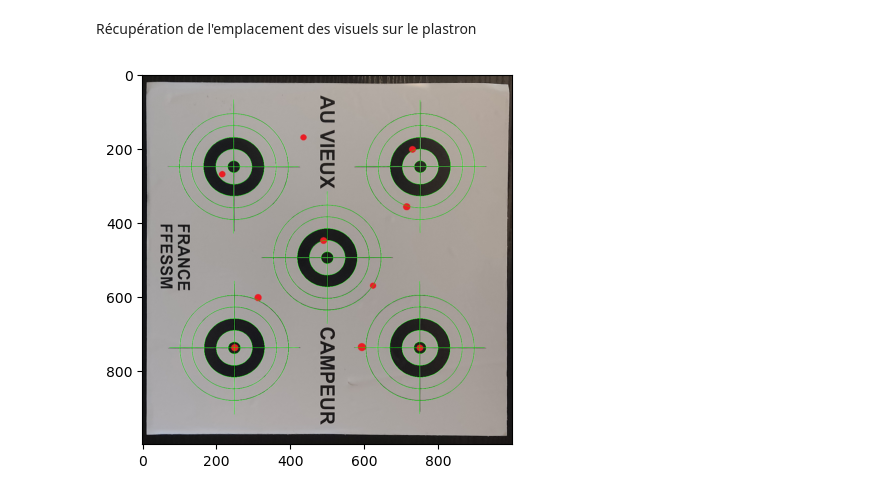
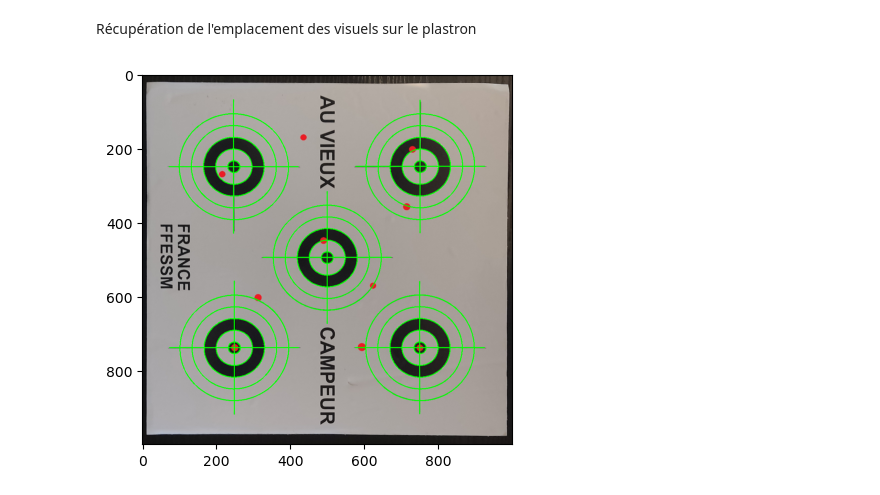
Before and after one commit to subvision-soft/documentation, a Jupyter notebook: algorithm-demo.ipynb, the cells around one changed output. Cells and saved outputs as stored; diff of their text form; code cells hidden in the pictures.

```diff
--- a/algorithm-demo.ipynb
+++ b/algorithm-demo.ipynb
@@ -392,38 +392,41 @@ def target_coordinates_to_sheet_coordinates(ellipsis: dict):
             new_ellipsis[key] = (
             (value[0][0] + PICTURE_SIZE_SHEET_DETECTION // 4, value[0][1] + PICTURE_SIZE_SHEET_DETECTION // 4),
             value[1], value[2])
     return new_ellipsis
 
 
 image = cv.imread('images/sheet.jpg')
 sheet_mat = get_sheet_picture(image)
 coordinates = get_targets_ellipse(sheet_mat)
 coordinates = target_coordinates_to_sheet_coordinates(coordinates)
 #iterate key and value
 for key, ellipse_contrat in coordinates.items():
+
+    drawing_width = 2
+
     # Draw the ellipse
     target_color = (0, 255, 0)
-    cv.ellipse(sheet_mat, ellipse_contrat, target_color, 1)
+    cv.ellipse(sheet_mat, ellipse_contrat, target_color, drawing_width)
     # Grow the ellipse
     ellipse_cross_tip = grow_ellipse(ellipse_contrat, 2.2)
     ellipse_mouche = grow_ellipse(ellipse_contrat, 0.2)
     ellipse_petit_blanc = grow_ellipse(ellipse_contrat, 0.6)
     ellipse_moyen_blanc = grow_ellipse(ellipse_contrat, 1.4)
     ellipse_grand_blanc = grow_ellipse(ellipse_contrat, 1.8)
     # Draw the ellipses
-    cv.ellipse(sheet_mat, ellipse_mouche, target_color, 1)
-    cv.ellipse(sheet_mat, ellipse_petit_blanc, target_color, 1)
-    cv.ellipse(sheet_mat, ellipse_moyen_blanc, target_color, 1)
-    cv.ellipse(sheet_mat, ellipse_grand_blanc, target_color, 1)
+    cv.ellipse(sheet_mat, ellipse_mouche, target_color, drawing_width)
+    cv.ellipse(sheet_mat, ellipse_petit_blanc, target_color, drawing_width)
+    cv.ellipse(sheet_mat, ellipse_moyen_blanc, target_color, drawing_width)
+    cv.ellipse(sheet_mat, ellipse_grand_blanc, target_color, drawing_width)
 
 
 
     top_point = get_point_on_ellipse(ellipse_cross_tip, to_radians(90))
     bottom_point = get_point_on_ellipse(ellipse_cross_tip, to_radians(270))
     left_point = get_point_on_ellipse(ellipse_cross_tip, to_radians(180))
     right_point = get_point_on_ellipse(ellipse_cross_tip, to_radians(0))
-    cv.line(sheet_mat, top_point, bottom_point, target_color, 1)
-    cv.line(sheet_mat, left_point, right_point, target_color, 1)
+    cv.line(sheet_mat, top_point, bottom_point, target_color, drawing_width)
+    cv.line(sheet_mat, left_point, right_point, target_color, drawing_width)
 show_image(sheet_mat)
 # %% [output]
-[figure, old version]
+[figure, new version]
```
